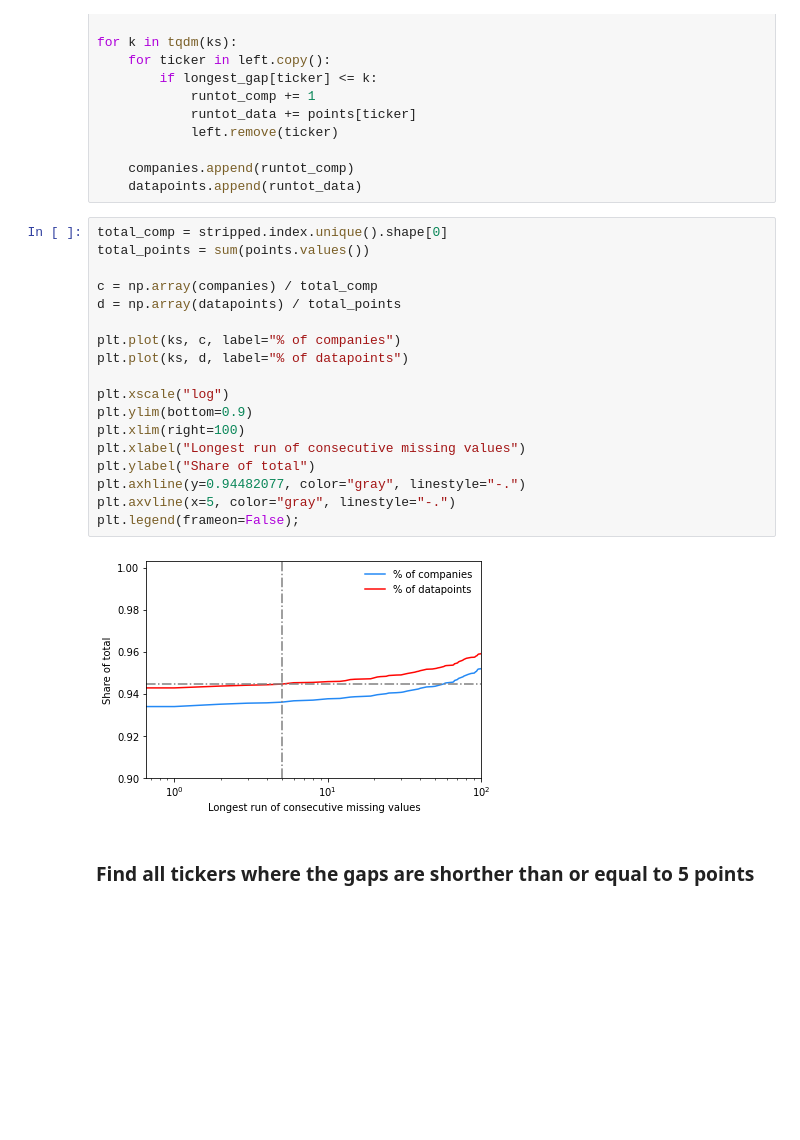
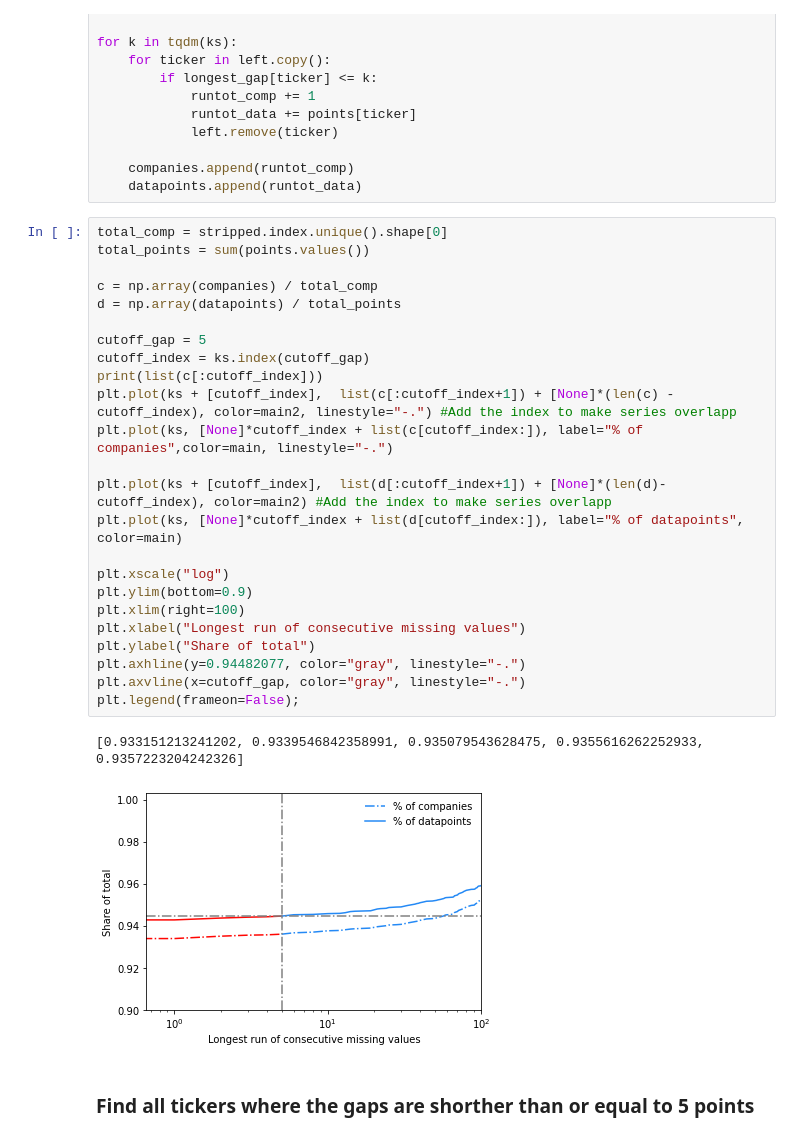
Before and after one commit to Krankile/npmf, a Jupyter notebook: notebooks/initial_dataprocessing_stock_market_cap.ipynb, the cells around one changed output. Cells and saved outputs as stored; diff of their text form; blank space fills up the shorter version.

Commit message:
Beautify graph, making it consistent with rest of visualizations

```diff
--- a/notebooks/initial_dataprocessing_stock_market_cap.ipynb
+++ b/notebooks/initial_dataprocessing_stock_market_cap.ipynb
@@ -206,23 +206,30 @@ for k in tqdm(ks):
 # %%
 total_comp = stripped.index.unique().shape[0]
 total_points = sum(points.values())
 
 c = np.array(companies) / total_comp
 d = np.array(datapoints) / total_points
 
-plt.plot(ks, c, label="% of companies")
-plt.plot(ks, d, label="% of datapoints")
+cutoff_gap = 5
+cutoff_index = ks.index(cutoff_gap)
+print(list(c[:cutoff_index]))
+plt.plot(ks + [cutoff_index],  list(c[:cutoff_index+1]) + [None]*(len(c) - cutoff_index), color=main2, linestyle="-.") #Add the index to make series overlapp
+plt.plot(ks, [None]*cutoff_index + list(c[cutoff_index:]), label="% of companies",color=main, linestyle="-.")
+
+plt.plot(ks + [cutoff_index],  list(d[:cutoff_index+1]) + [None]*(len(d)- cutoff_index), color=main2) #Add the index to make series overlapp
+plt.plot(ks, [None]*cutoff_index + list(d[cutoff_index:]), label="% of datapoints", color=main)
 
 plt.xscale("log")
 plt.ylim(bottom=0.9)
 plt.xlim(right=100)
 plt.xlabel("Longest run of consecutive missing values")
 plt.ylabel("Share of total")
 plt.axhline(y=0.94482077, color="gray", linestyle="-.")
-plt.axvline(x=5, color="gray", linestyle="-.")
+plt.axvline(x=cutoff_gap, color="gray", linestyle="-.")
 plt.legend(frameon=False);
 # %% [output]
+[0.933151213241202, 0.9339546842358991, 0.935079543628475, 0.9355616262252933, 0.9357223204242326]
-[figure, old version]
+[figure, new version]
 # %% [markdown]
 ### Find all tickers where the gaps are shorther than or equal to 5 points
 # %%
```
Also changed, not shown: parts of 1 cell of this notebook.
